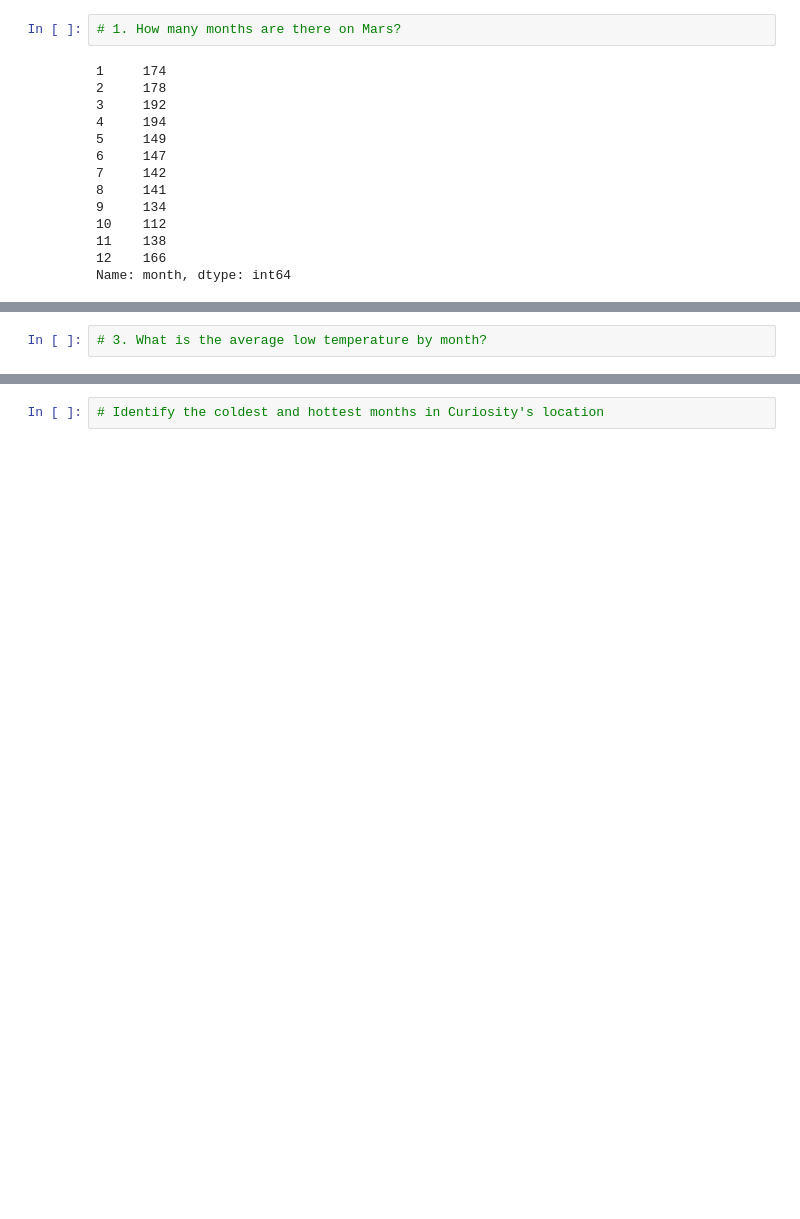
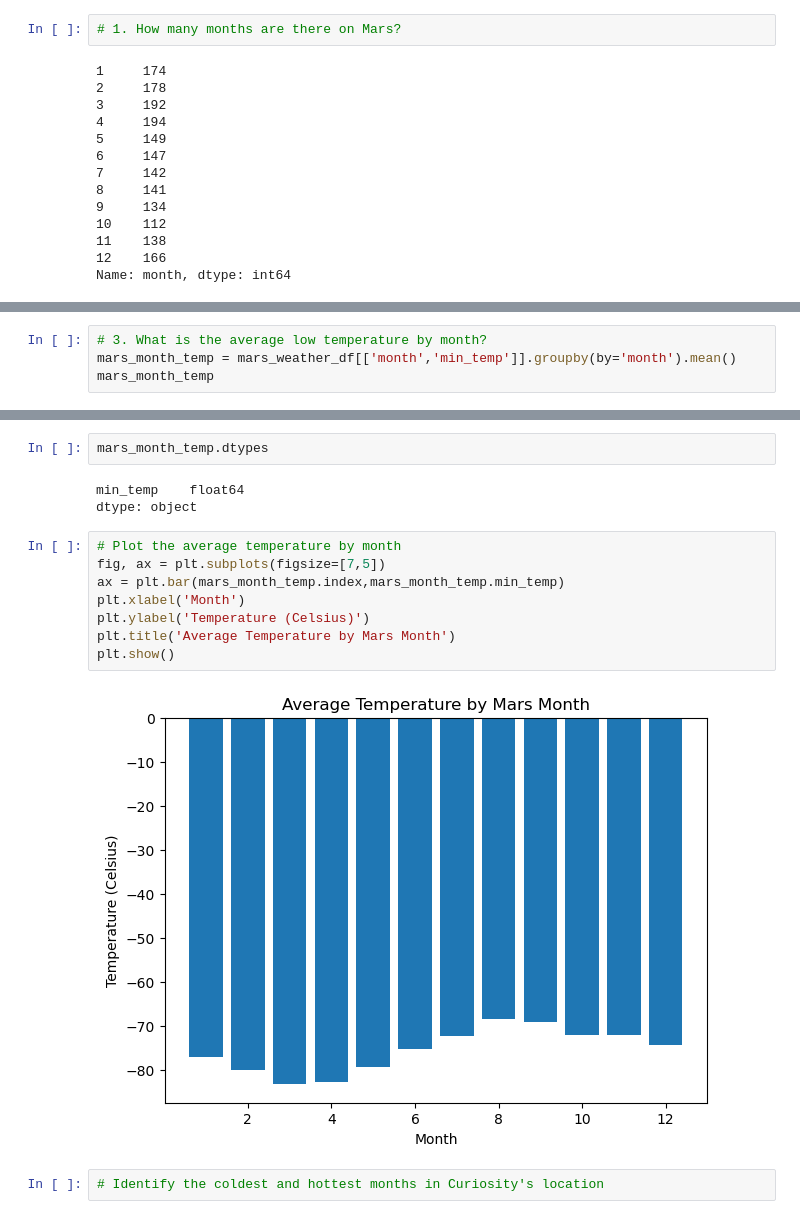
Before and after one commit to RaeAnnG/M11-Mars-Challenge, a Jupyter notebook: Starter_Code/part_2_mars_weather_RG.ipynb, the cells around one changed output, grey strips where cells are left out. Drawn from its saved outputs; the diff is of its cells as text; blank space fills up the shorter version.

```diff
--- a/Starter_Code/part_2_mars_weather_RG.ipynb
+++ b/Starter_Code/part_2_mars_weather_RG.ipynb
@@ -208,4 +209,6 @@ Name: month, dtype: int64
 1867
 # %%
 # 3. What is the average low temperature by month?
+mars_month_temp = mars_weather_df[['month','min_temp']].groupby(by='month').mean()
+mars_month_temp
 # %% [output]
@@ -230,3 +229,18 @@ Name: min_temp, dtype: float64
+# %%
+mars_month_temp.dtypes
+# %% [output]
+min_temp    float64
+dtype: object
+# %%
+# Plot the average temperature by month
+fig, ax = plt.subplots(figsize=[7,5])
+ax = plt.bar(mars_month_temp.index,mars_month_temp.min_temp)
+plt.xlabel('Month')
+plt.ylabel('Temperature (Celsius)')
+plt.title('Average Temperature by Mars Month')
+plt.show()
+# %% [output]
+[figure, added]
 # %%
 # Identify the coldest and hottest months in Curiosity's location
 # %% [output]
```
Also changed, not shown: parts of 9 cells of this notebook.
